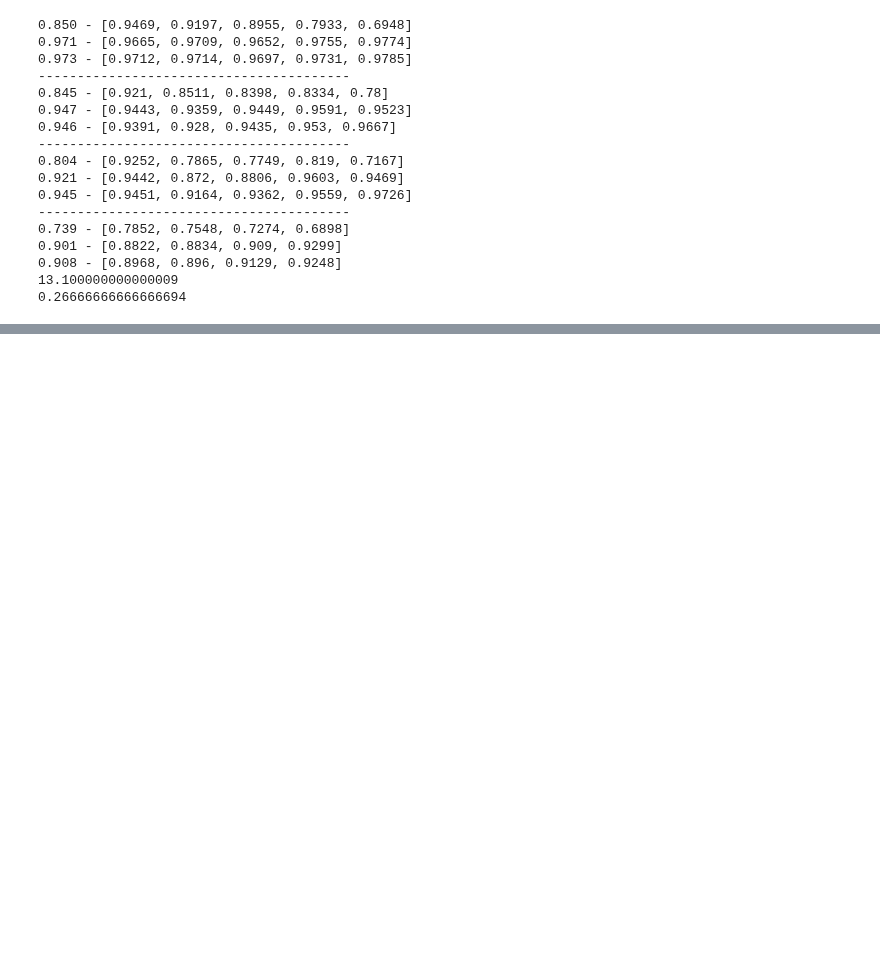
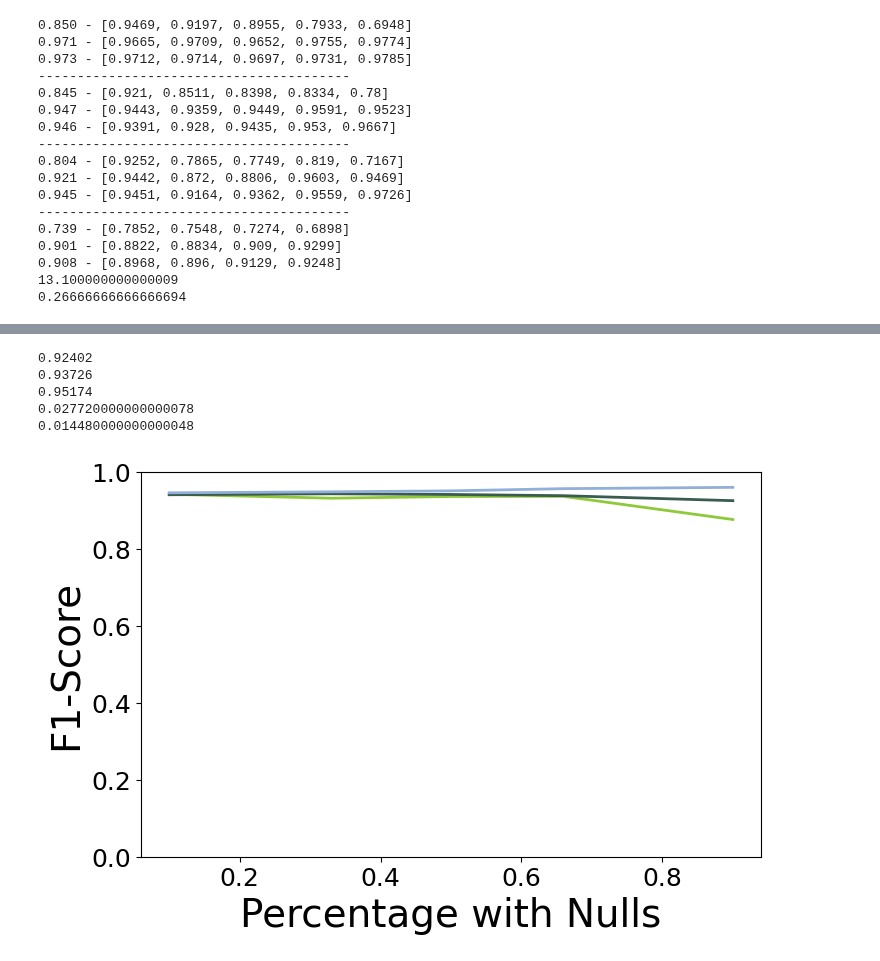
Before and after one commit to sprice134/MQP-2023, a Jupyter notebook: Code/Wole-Paper1/finalVersions/augmentationImbalnceTrends.ipynb, the cells around one changed output, grey strips where cells are left out. Cells and saved outputs as stored; diff of their text form; code cells hidden in the pictures; blank space fills up the shorter version.

```diff
--- a/Code/Wole-Paper1/finalVersions/augmentationImbalnceTrends.ipynb
+++ b/Code/Wole-Paper1/finalVersions/augmentationImbalnceTrends.ipynb
@@ -422,0 +253,58 @@ plt.show()
+# %%
+removalColor = '#8FC93A'
+meanColor = '#395B50'
+synColor = '#92AFD7'
+'''
+WBC
+-------
+RAW DATA
+WBC
+[0.947214406831041, 0.9494539052544628, 0.9449963240129904, 0.9181600355771558, 0.9471283238591139] ==> 0.9414
+[0.9413569518716578, 0.9371675626689366, 0.9383774795184532, 0.9011364599434678, 0.9381819760971434] ==> 0.9312
+[0.9451452991452992, 0.9369691902300599, 0.9334118779770952, 0.9252750437967828, 0.9373644471470557] ==> 0.9356
+[0.9365978672170623, 0.9434442724458204, 0.9495700034399726, 0.9023582239913509, 0.9481811145510836] ==> 0.9360
+[0.9357142857142857, 0.8957142857142857, 0.8266666666666665, 0.8557142857142859, 0.8657142857142857] ==> 0.8759
+----------
+[0.9423162803582972, 0.9504912633949901, 0.9508565839913137, 0.907000168282585, 0.9504912633949901] ==> 0.9402
+[0.9463244836396096, 0.9505937919179626, 0.9508565839913137, 0.9132548813991999, 0.9526346082444933] ==> 0.9427
+[0.9463244836396096, 0.9502369007803791, 0.9574112228681411, 0.9000819619861513, 0.9502369007803791] ==> 0.9409
+[0.944202034660018, 0.9478915252405408, 0.9528101039747001, 0.895930898895859, 0.9478915252405408] ==> 0.9377
+[0.9327654636322613, 0.9385060483461973, 0.9434979140592408, 0.8681215574092539, 0.9413396290818067] ==> 0.9248
+----------
+[0.9485317152502025, 0.956258501987099, 0.9541394151863644, 0.9085831460383889, 0.9583843523272352] ==> 0.9452
+[0.9466591662305948, 0.9582192863008245, 0.9605904432742521, 0.9172930099576064, 0.956336933359648] ==> 0.9478
+[0.9507442002442001, 0.954131003310976, 0.9580651907489998, 0.9323626832618507, 0.9562426171872958] ==> 0.9503
+[0.9567850165707309, 0.963216974301284, 0.9592952447754881, 0.9373607367124258, 0.9633694045041343] ==> 0.9560
+[0.9572458429912846, 0.9647070957323368, 0.9686447100579363, 0.9395585493572651, 0.9668347553068051] ==> 0.9594
+'''
+removal_wbc = [.9414, 0.9312, 0.9356, 0.9360, 0.8759]
+mean_wbc = [.9402, 0.9427, 0.9409, 0.9377, 0.9248]
+syn_filled_wbc = [.9452, 0.9478, 0.9503, 0.9560, 0.9594]
+print(np.mean(removal_wbc))
+print(np.mean(mean_wbc))
+print(np.mean(syn_filled_wbc))
+print(np.mean(syn_filled_wbc) - np.mean(removal_wbc))
+print(np.mean(syn_filled_wbc) - np.mean(mean_wbc))
+
+wbc_x_vals_null = [0.1, 0.33, 0.5, 0.66, 0.9]
+
+plt.plot(wbc_x_vals_null, removal_wbc,  label='Removal', color=removalColor, linewidth=2)
+plt.plot(wbc_x_vals_null, mean_wbc, label='Mean Imputation', color=meanColor, linewidth=2)
+plt.plot(wbc_x_vals_null, syn_filled_wbc, label='DB-PAC Imputation', color=synColor, linewidth=2)
+#plt.legend(title='Dataset',loc='center left', bbox_to_anchor=(1, 0.5))
+plt.xlabel("Percentage with Nulls")
+plt.ylabel("F1-Score")
+plt.ylim(0,1)
+plt.rcParams["figure.figsize"] = (8, 5)
+plt.rcParams.update({'font.size': 28})
+plt.rc('xtick', labelsize=18)
+plt.rc('ytick', labelsize=18)
+#plt.legend(title='Dataset',loc='center left', bbox_to_anchor=(1, 0.5))
+plt.show()
+# %% [output]
+0.92402
+0.93726
+0.95174
+0.027720000000000078
+0.014480000000000048
+[figure, added]
```
Also changed, not shown: parts of 8 cells of this notebook, 18 other files.
